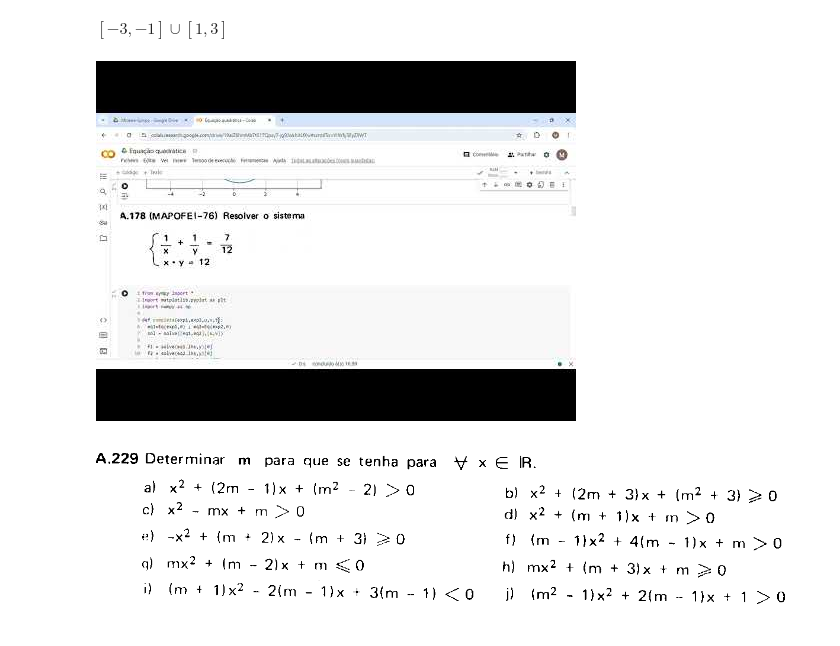
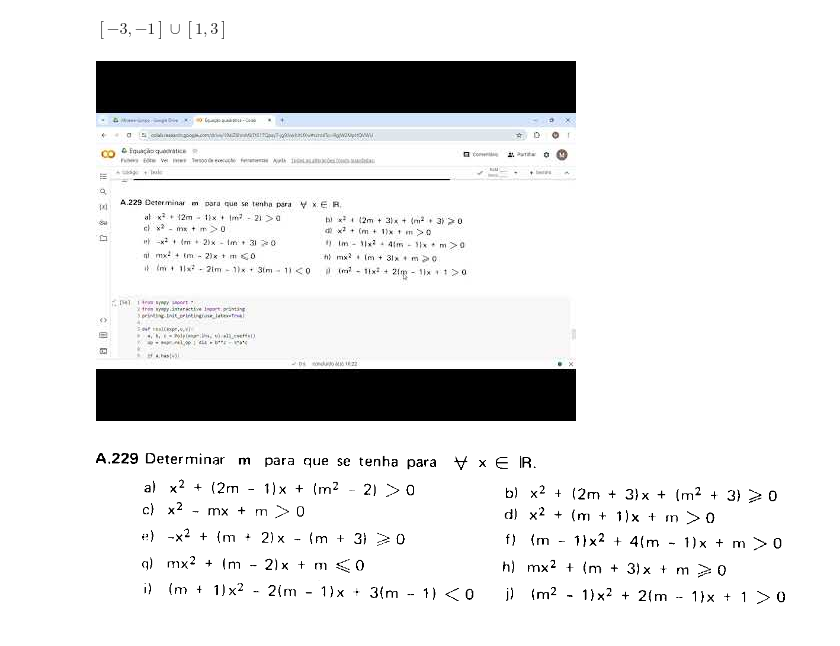
Before and after one commit to LuisAL79/PIBIC_2023, a Jupyter notebook: Equação_quadrática.ipynb, the cells around one changed output. Drawn from its saved outputs; the diff is of its cells as text; code cells hidden in the pictures.

```diff
--- a/Equação_quadrática.ipynb
+++ b/Equação_quadrática.ipynb
@@ -709,9 +917,9 @@ fun_ineq(expr,x)
 $\displaystyle \left[-3, -1\right] \cup \left[1, 3\right]$
 # %%
 from IPython.display import YouTubeVideo
-YouTubeVideo('REVtTt5R4Cs',width = 900, height = 500, autoplay = 0, loop = 1, mute=0)
+YouTubeVideo('sTcV42gyWEM',width = 900, height = 500, autoplay = 0, loop = 1, mute=0)
 # %% [output]
-[figure, old version]
+[figure, new version]
 # %% [markdown]
 ![image.png](embedded-picture-1)
 # %%
```
Also changed, not shown: parts of 82 cells of this notebook.
